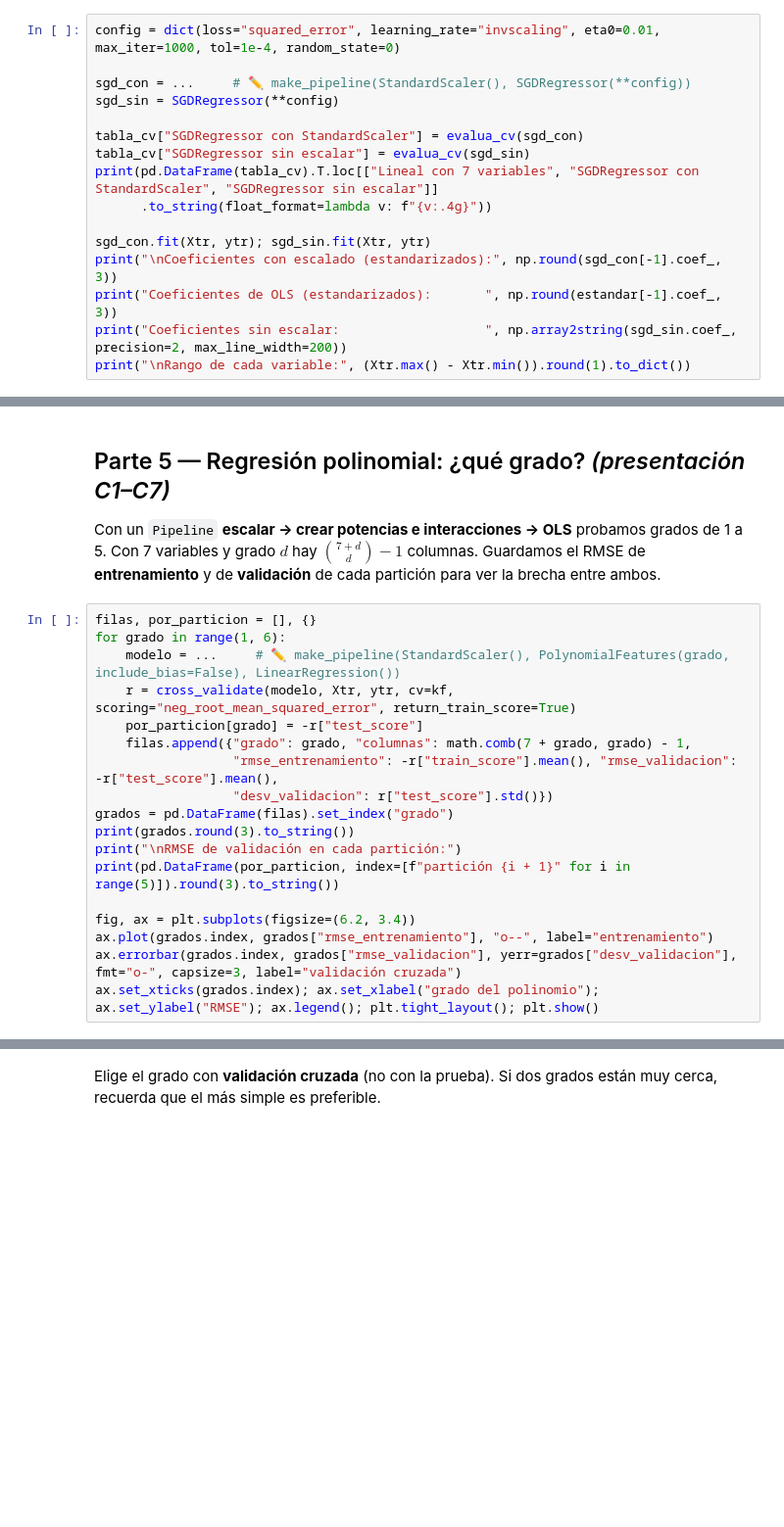
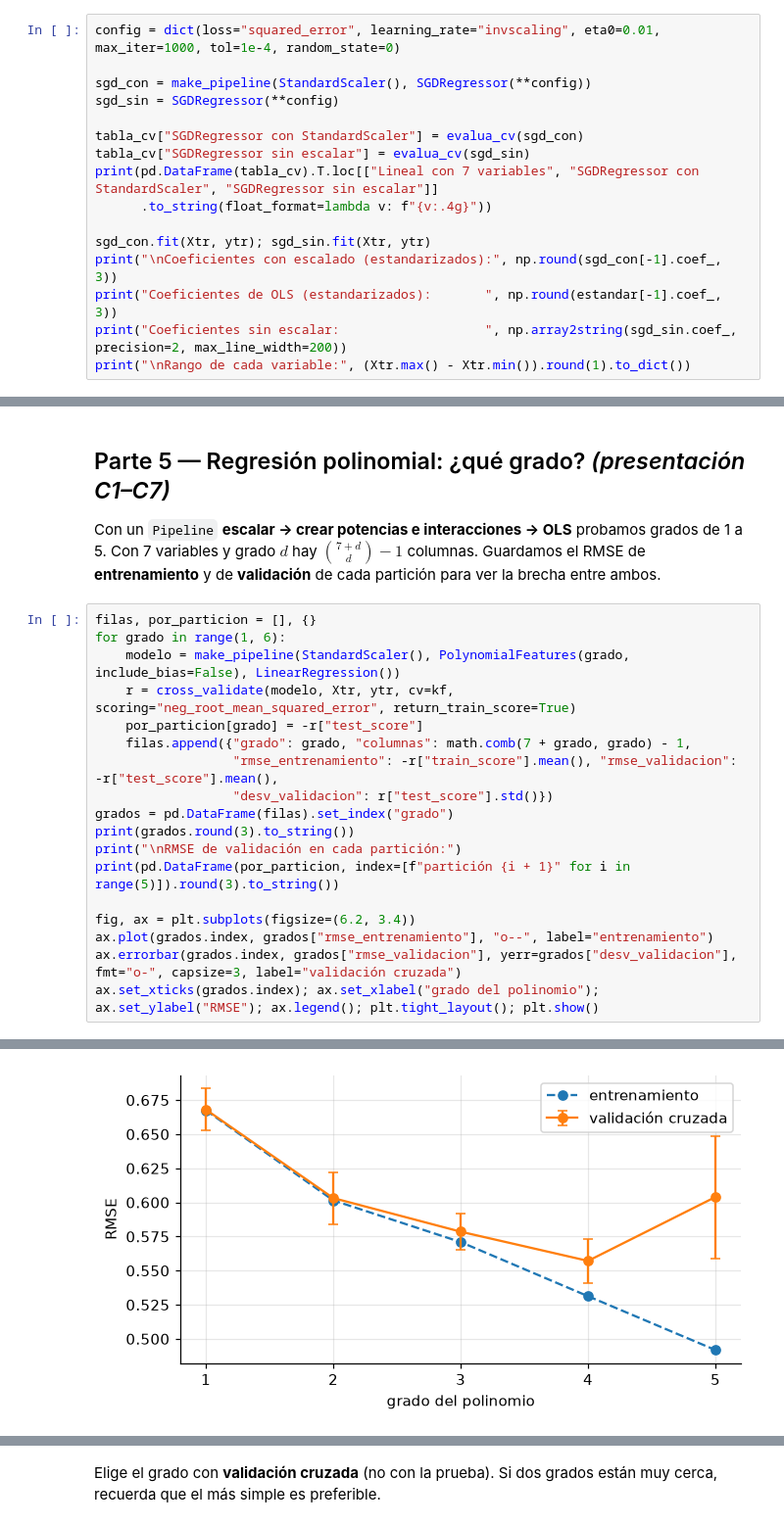
Before and after one commit to galaxiahfast/aprendizaje-supervisado-uady, a Jupyter notebook: tareas-practicas/practicas-clase/practica-04-regresion-lineal-polinomial/practica-04-regresion-lineal-polinomial.ipynb, the cells around one changed output, grey strips where cells are left out. Shown at 98% size. Drawn from its saved outputs; the diff is of its cells as text; blank space fills up the shorter version.

```diff
--- a/tareas-practicas/practicas-clase/practica-04-regresion-lineal-polinomial/practica-04-regresion-lineal-polinomial.ipynb
+++ b/tareas-practicas/practicas-clase/practica-04-regresion-lineal-polinomial/practica-04-regresion-lineal-polinomial.ipynb
@@ -209,7 +281,7 @@ print(f"\nUmbral teórico: eta < {2 / valores_propios.max():.3f}")
 # %%
 config = dict(loss="squared_error", learning_rate="invscaling", eta0=0.01, max_iter=1000, tol=1e-4, random_state=0)
 
-sgd_con = ...     # ✏️ make_pipeline(StandardScaler(), SGDRegressor(**config))
+sgd_con = make_pipeline(StandardScaler(), SGDRegressor(**config))
 sgd_sin = SGDRegressor(**config)
 
 tabla_cv["SGDRegressor con StandardScaler"] = evalua_cv(sgd_con)
@@ -233,7 +316,7 @@ Con un `Pipeline` **escalar → crear potencias e interacciones → OLS** probam
 # %%
 filas, por_particion = [], {}
 for grado in range(1, 6):
-    modelo = ...     # ✏️ make_pipeline(StandardScaler(), PolynomialFeatures(grado, include_bias=False), LinearRegression())
+    modelo = make_pipeline(StandardScaler(), PolynomialFeatures(grado, include_bias=False), LinearRegression())
     r = cross_validate(modelo, Xtr, ytr, cv=kf, scoring="neg_root_mean_squared_error", return_train_score=True)
     por_particion[grado] = -r["test_score"]
     filas.append({"grado": grado, "columnas": math.comb(7 + grado, grado) - 1,
@@ -248,3 +331,4 @@ fig, ax = plt.subplots(figsize=(6.2, 3.4))
 ax.plot(grados.index, grados["rmse_entrenamiento"], "o--", label="entrenamiento")
 ax.errorbar(grados.index, grados["rmse_validacion"], yerr=grados["desv_validacion"], fmt="o-", capsize=3, label="validación cruzada")
 ax.set_xticks(grados.index); ax.set_xlabel("grado del polinomio"); ax.set_ylabel("RMSE"); ax.legend(); plt.tight_layout(); plt.show()
+# %% [output]
@@ -251,3 +350,4 @@ ax.set_xticks(grados.index); ax.set_xlabel("grado del polinomio"); ax.set_ylabel
+[figure, added]
 # %% [markdown]
 ✏️ **Pregunta 5.1.** (a) ¿Qué pasa con el error de entrenamiento al subir el grado? ¿Y con el de validación? (b) ¿En qué grado empieza el sobreajuste y cómo lo reconoces en la tabla (brecha entrenamiento–validación)? (c) Mira el RMSE por partición: ¿qué grado es el menos **estable** y qué te dice eso sobre su varianza?
 
```
Also changed, not shown: parts of 29 cells of this notebook, 4 other files.
